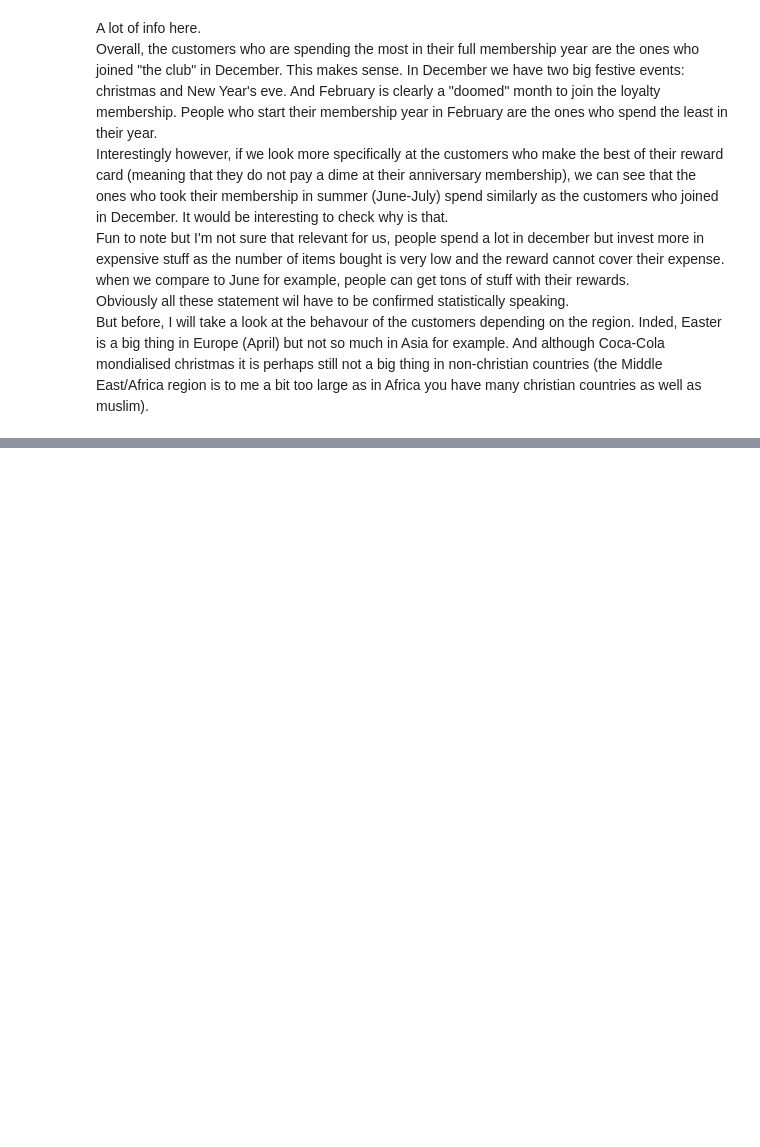
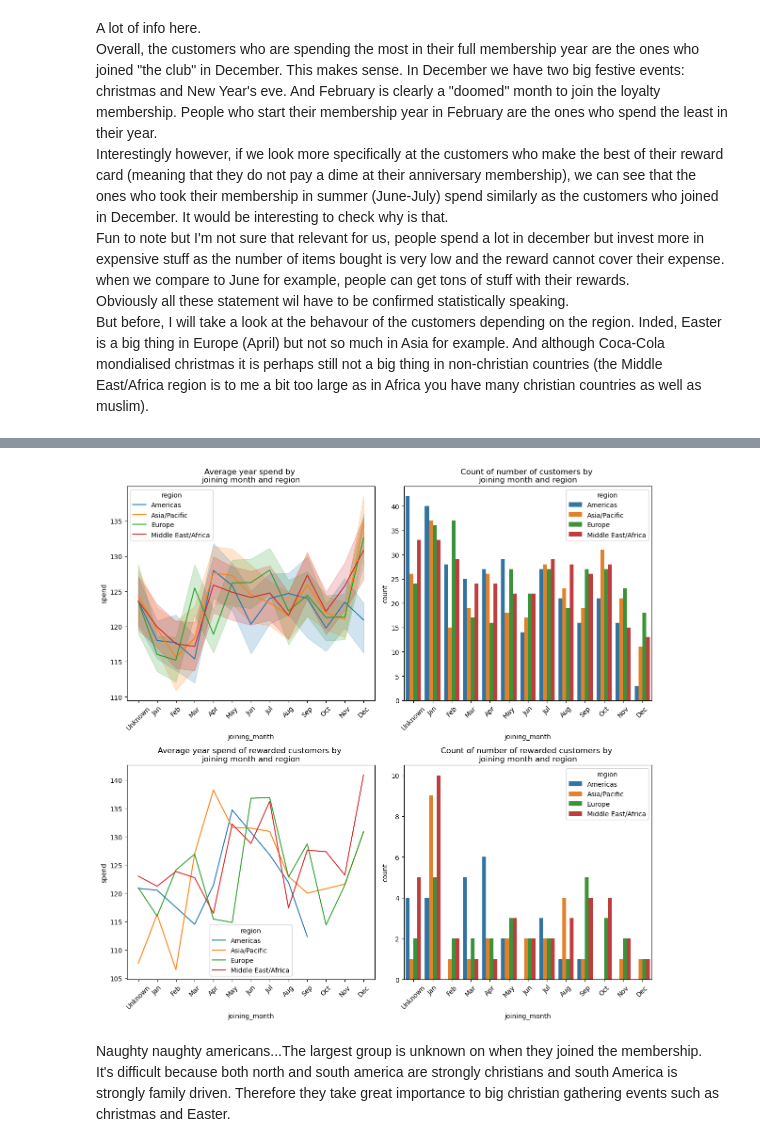
Before and after one commit to flylight-max/EDA_exam_CodeOp, a Jupyter notebook: analysis.ipynb, the cells around one changed output, grey strips where cells are left out. Cells and saved outputs as stored; diff of their text form; code cells hidden in the pictures; blank space fills up the shorter version.

```diff
--- a/analysis.ipynb
+++ b/analysis.ipynb
@@ -438,0 +485,23 @@ But before, I will take a look at the behavour of the customers depending on the
+# %%
+fig,axes = plt.subplots(2,2, figsize=(12,12))
+sns.lineplot(x="joining_month", y="spend", data=customer_data, hue="region", ax=axes[0,0])
+axes[0,0].set_title("Average year spend by \njoining month and region")
+axes[0,0].tick_params(axis="x", rotation=45)
+sns.countplot(x="joining_month", data=customer_data, hue="region", ax=axes[0,1])
+axes[0,1].set_title("Count of number of customers by \njoining month and region")
+axes[0,1].tick_params(axis="x", rotation=45)
+sns.lineplot(x="joining_month", y="spend", data=customer_data[customer_data["rewarded_vs_not"] == "rewarded"]\
+             ,hue="region", errorbar=None, ax=axes[1,0])
+axes[1,0].set_title("Average year spend of rewarded customers by \njoining month and region")
+axes[1,0].tick_params(axis="x", rotation=45)
+sns.countplot(x="joining_month", data=customer_data[customer_data["rewarded_vs_not"] == "rewarded"]\
+              ,hue="region", ax=axes[1,1])
+axes[1,1].set_title("Count of number of rewarded customers by \njoining month and region")
+axes[1,1].tick_params(axis="x", rotation=45)
+plt.tight_layout()
+plt.show()
+# %% [output]
+[figure, added]
+# %% [markdown]
+Naughty naughty americans...The largest group is unknown on when they joined the membership.
+It's difficult because both north and south america are strongly christians and south America is strongly family driven. Therefore they take great importance to big christian gathering events such as christmas and Easter.
```
Also changed, not shown: parts of 40 cells of this notebook, 2 other files.
